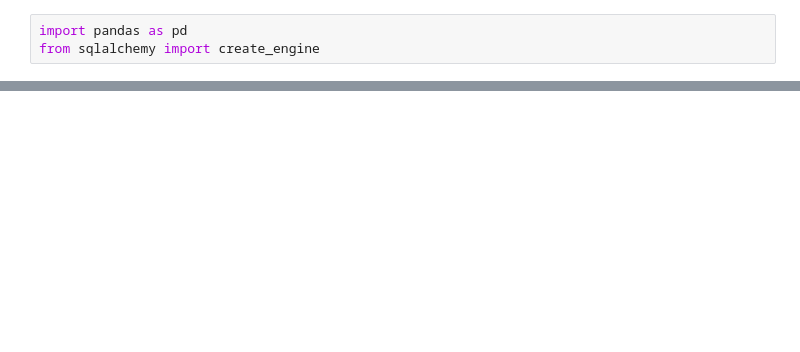
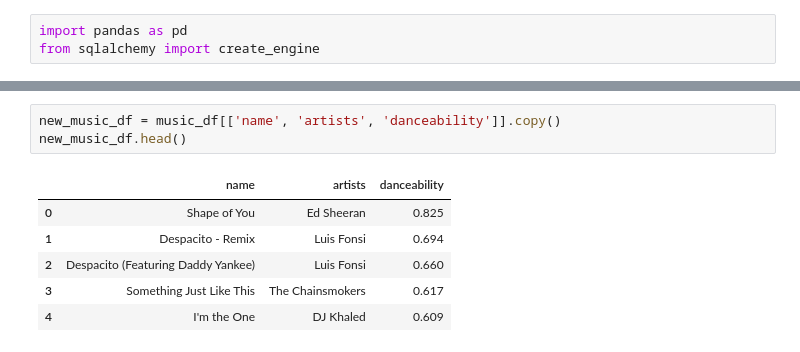
Before and after one commit to cdturner618/ETL-Project-, a Jupyter notebook: Holiday_Music.ipynb, the cells around one changed output, grey strips where cells are left out. Drawn from its saved outputs; the diff is of its cells as text; blank space fills up the shorter version.

```diff
--- a/Holiday_Music.ipynb
+++ b/Holiday_Music.ipynb
@@ -15,0 +54,10 @@ holiday_df.head()
+# %%
+new_music_df = music_df[['name', 'artists', 'danceability']].copy()
+new_music_df.head()
+# %% [output]
+|  | name | artists | danceability |
+| 0 | Shape of You | Ed Sheeran | 0.825 |
+| 1 | Despacito - Remix | Luis Fonsi | 0.694 |
+| 2 | Despacito (Featuring Daddy Yankee) | Luis Fonsi | 0.660 |
+| 3 | Something Just Like This | The Chainsmokers | 0.617 |
+| 4 | I'm the One | DJ Khaled | 0.609 |
```
Also changed, not shown: parts of 11 cells of this notebook.
